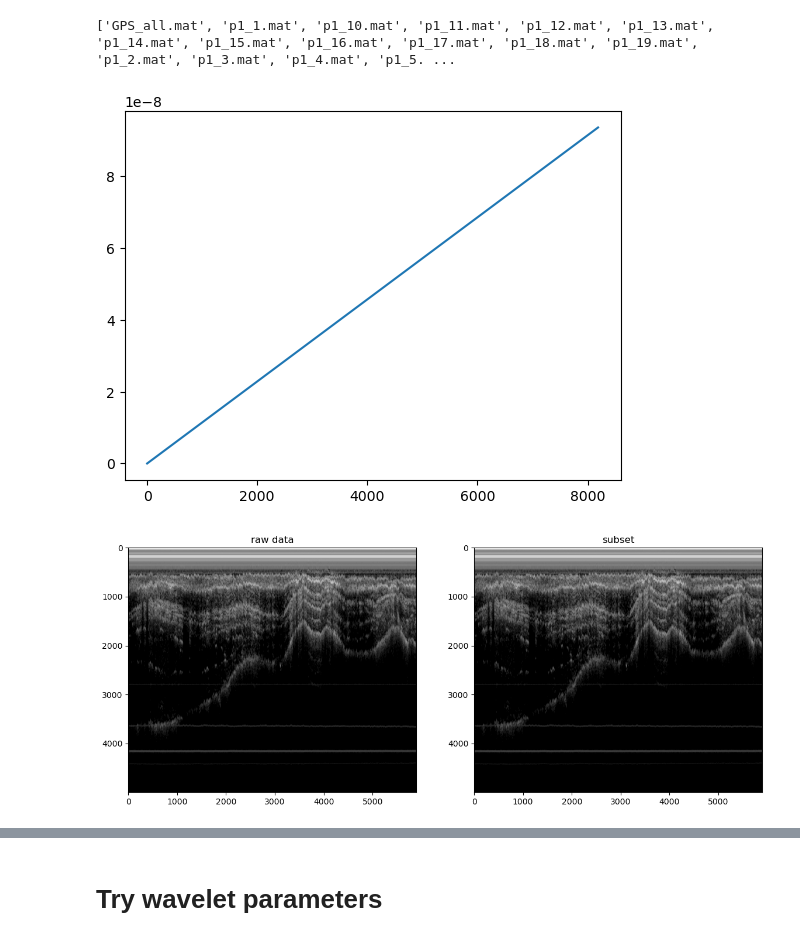
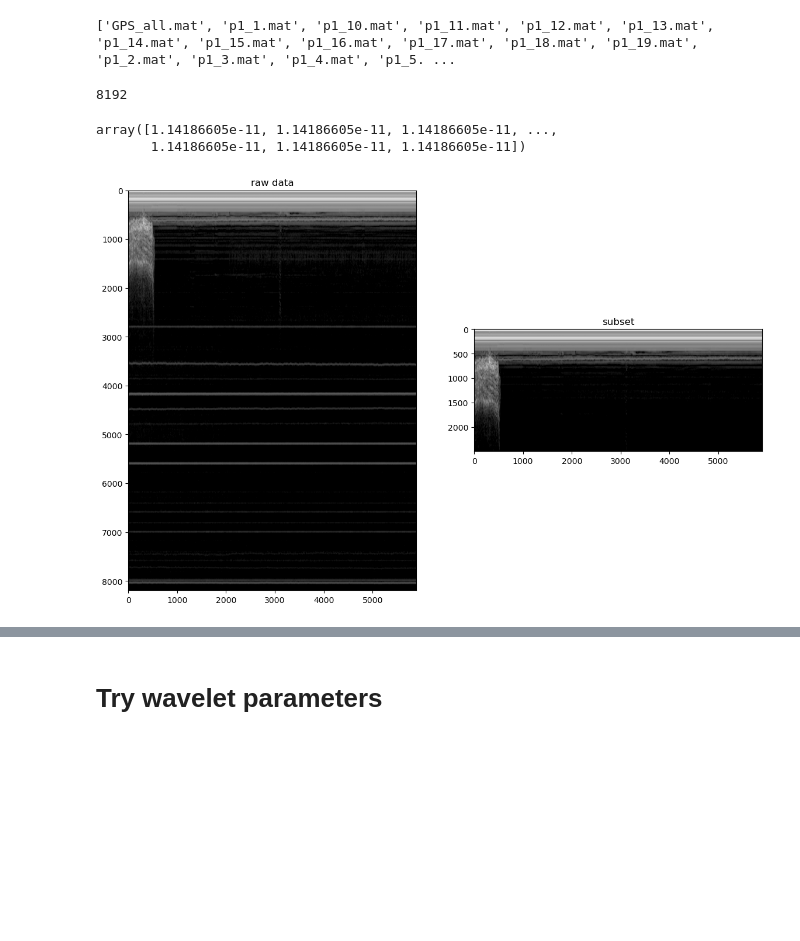
Before and after one commit to jukesliu/snow-radar, a Jupyter notebook: process_FMCW_output.ipynb, the cells around one changed output, grey strips where cells are left out. Saved outputs shown, nothing was run; the diff lists cells and outputs as text; code cells hidden in the pictures; blank space fills up the shorter version.

```diff
--- a/process_FMCW_output.ipynb
+++ b/process_FMCW_output.ipynb
@@ -38,26 +38,30 @@ print(files)
 ['GPS_all.mat', 'p1_1.mat', 'p1_10.mat', 'p1_11.mat', 'p1_12.mat', 'p1_13.mat', 'p1_14.mat', 'p1_15.mat', 'p1_16.mat', 'p1_17.mat', 'p1_18.mat', 'p1_19.mat', 'p1_2.mat', 'p1_3.mat', 'p1_4.mat', 'p1_5. ...
 # %%
 # read in processed data
-[PDATA, TWT] = read_mat_data(filespath+'pdriftzigzag_13_PDATA.mat')
+[PDATA, TWT] = read_mat_data(filespath+'pdriftzigzag_8_PDATA.mat')
+halfidx = PDATA.shape[0]
 TWT = TWT[0][halfidx:]
+len(TWT)
+# %% [output]
+8192
-# %%
-plt.plot(TWT) # just use positive half!
-plt.show()
-# %% [output]
-[figure, removed]
+# %%
+np.diff(TWT)
+# %% [output]
+array([1.14186605e-11, 1.14186605e-11, 1.14186605e-11, ...,
+       1.14186605e-11, 1.14186605e-11, 1.14186605e-11])
 # %%
 # subset the data
 fig, (ax1,ax2) = plt.subplots(1,2,figsize=(14,14)) # initialize a figure to show before and after
 ax1.imshow(PDATA, vmin=np.percentile(PDATA,50), vmax=np.percentile(PDATA,100), cmap='Greys_r')
 ax1.set_title("raw data")
 
-PDATA = PDATA[:5000,:]# keep only upper portion of the data
+PDATA = PDATA[:2500,:]# keep only upper portion of the data
 
 ax2.imshow(PDATA, vmin=np.percentile(PDATA,50), vmax=np.percentile(PDATA,100), cmap='Greys_r')
 ax2.set_title("subset")
 plt.show()
 # %% [output]
-[figure, old version]
+[figure, new version]
 # %%
 def apply_range_gain(RADARGRAM):
     ylen = RADARGRAM.shape[0] # grab the ydimension
```
Also changed, not shown: parts of 10 cells of this notebook, 1 other file.
